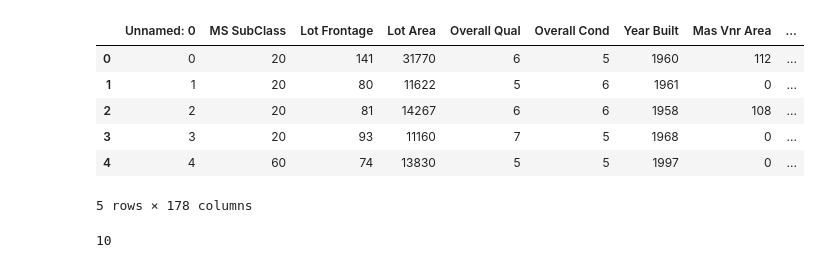
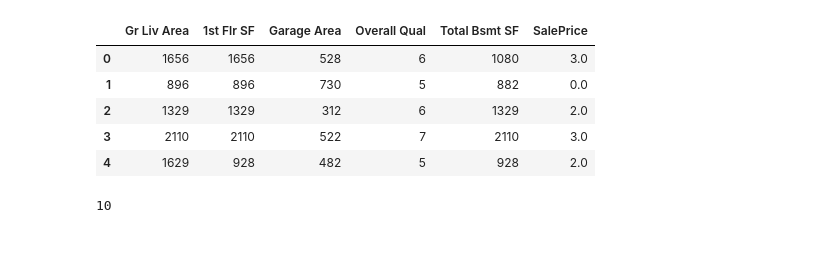
Before and after one commit to qyccc3/CS334FinalProject, a Jupyter notebook: decisionTree.ipynb, the cells around one changed output. Saved outputs shown, nothing was run; the diff lists cells and outputs as text; code cells hidden in the pictures.

```diff
--- a/decisionTree.ipynb
+++ b/decisionTree.ipynb
@@ -10,15 +10,15 @@ from sklearn import tree
 import graphviz
 # %%
 dataset = pd.get_dummies(pd.read_csv("./ManualPreprocessedAmesHousingClassification.csv"))
+dataset = dataset[['Gr Liv Area', '1st Flr SF', 'Garage Area', 'Overall Qual', 'Total Bsmt SF','SalePrice']]
 dataset.head()
 # %% [output]
-|  | Unnamed: 0 | MS SubClass | Lot Frontage | Lot Area | Overall Qual | Overall Cond | Year Built | Mas Vnr Area | ... |
-| 0 | 0 | 20 | 141 | 31770 | 6 | 5 | 1960 | 112 | ... |
-| 1 | 1 | 20 | 80 | 11622 | 5 | 6 | 1961 | 0 | ... |
-| 2 | 2 | 20 | 81 | 14267 | 6 | 6 | 1958 | 108 | ... |
-| 3 | 3 | 20 | 93 | 11160 | 7 | 5 | 1968 | 0 | ... |
-| 4 | 4 | 60 | 74 | 13830 | 5 | 5 | 1997 | 0 | ... |
+|  | Gr Liv Area | 1st Flr SF | Garage Area | Overall Qual | Total Bsmt SF | SalePrice |
+| 0 | 1656 | 1656 | 528 | 6 | 1080 | 3.0 |
+| 1 | 896 | 896 | 730 | 5 | 882 | 0.0 |
+| 2 | 1329 | 1329 | 312 | 6 | 1329 | 2.0 |
+| 3 | 2110 | 2110 | 522 | 7 | 2110 | 3.0 |
+| 4 | 1629 | 928 | 482 | 5 | 928 | 2.0 |
-5 rows × 178 columns
 # %%
 # using kFold cross validation
 from sklearn.model_selection import KFold
```
Also changed, not shown: parts of 5 cells of this notebook, 8 other files.
